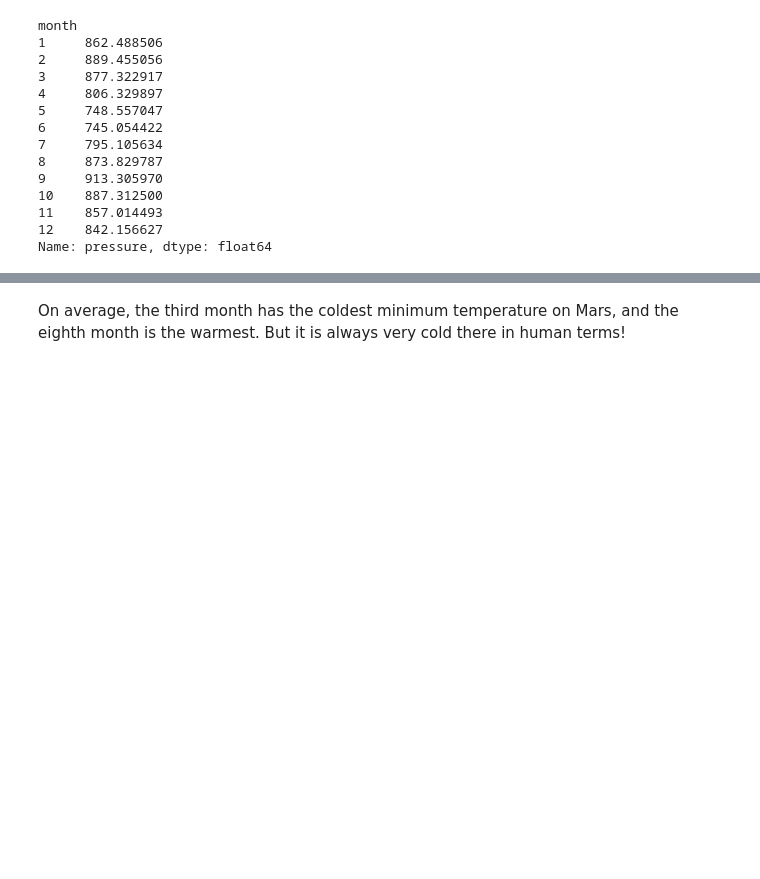
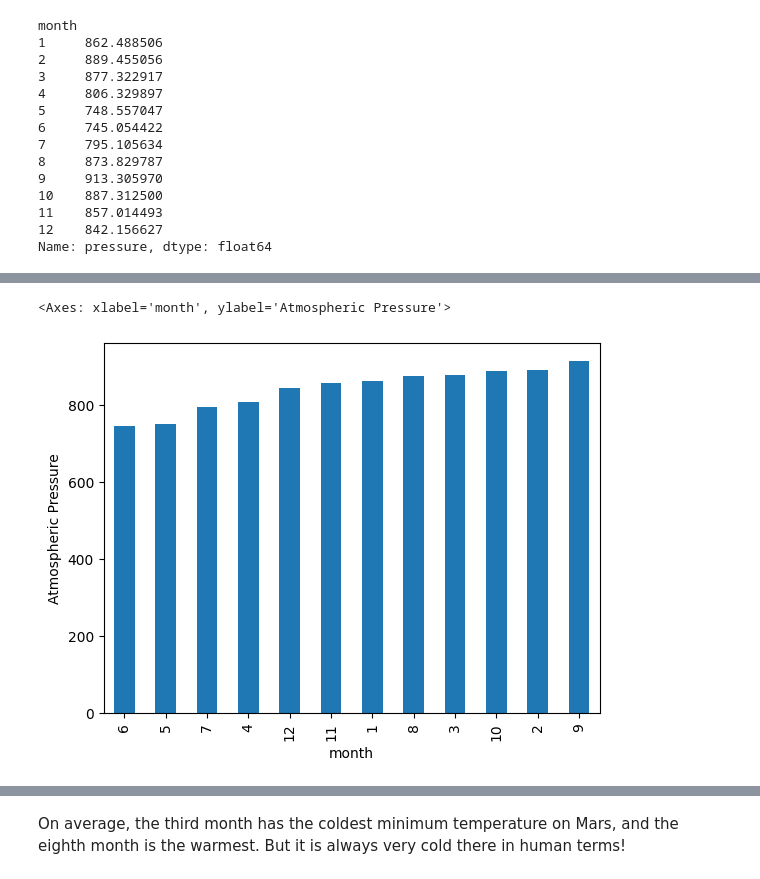
Before and after one commit to mollypfeff/Data-Collection-Challenge, a Jupyter notebook: Part 2- Mars Weather.ipynb, the cells around one changed output, grey strips where cells are left out. Cells and saved outputs as stored; diff of their text form; code cells hidden in the pictures; blank space fills up the shorter version.

```diff
--- a/Part 2- Mars Weather.ipynb
+++ b/Part 2- Mars Weather.ipynb
@@ -51,5 +51,6 @@ table = []
 
 # Loop through the scraped data to create a list of rows
 for row in rows:
-    id = row.find('td').text
-    table.append(id)
+    tabledata = row.find_all('td')
+    rowdata = [column.text for column in tabledata]
+    table.append(rowdata)
@@ -76,6 +57,3 @@ table
 # %%
 # Create a Pandas DataFrame by using the list of rows and a list of the column names
-df = pd.read_html(url)
-marsdf = df[0]
-marsdf.columns['id','terrestrial_date','sol', 'ls', 'month', 'min_temp', 'pressure']
-marsdf.head()
+marsdf = pd.DataFrame(table,columns=['id','terrestrial_date','sol', 'ls', 'month', 'min_temp', 'pressure'])
@@ -105,2 +88,10 @@ dtype: object
+# %%
+# Change data types for data analysis
+marsdf.terrestrial_date = pd.to_datetime(marsdf.terrestrial_date)
+marsdf.sol = marsdf.sol.astype('int64')
+marsdf.ls = marsdf.ls.astype('int64')
+marsdf.month = marsdf.month.astype('int64')
+marsdf.min_temp = marsdf.min_temp.astype('float64')
+marsdf.pressure = marsdf.pressure.astype('float64')
 # %%
 # Confirm type changes were successful by examining data types again
@@ -176,6 +164,8 @@ Name: min_temp, dtype: float64
 [figure]
 # %%
 # 4. Average pressure by Martian month
+avgpressure = marsdf.groupby('month')['pressure'].mean()
+avgpressure
 # %% [output]
 month
 1     862.488506
@@ -198,2 +184,13 @@ Name: pressure, dtype: float64
+# %%
+# Plot the average pressure by month
+pressureDF = avgpressure = pd.DataFrame(avgpressure)
+#pressureDF.plot(kind="bar", ylabel= "Atmospheric Pressure", legend=False) unsorted pressure in chronological order
+
+
+sortedpressureDF = pressureDF.sort_values(by=['pressure'], ascending=True)
+sortedpressureDF.plot(kind="bar", ylabel= "Atmospheric Pressure", legend=False) #sorted from lowest to highest pressure, based on starter output
+# %% [output]
+<Axes: xlabel='month', ylabel='Atmospheric Pressure'>
+[figure, added]
 # %%
 # 5. How many terrestrial (earth) days are there in a Martian year?
```
Also changed, not shown: parts of 14 cells of this notebook, 1 other file.
